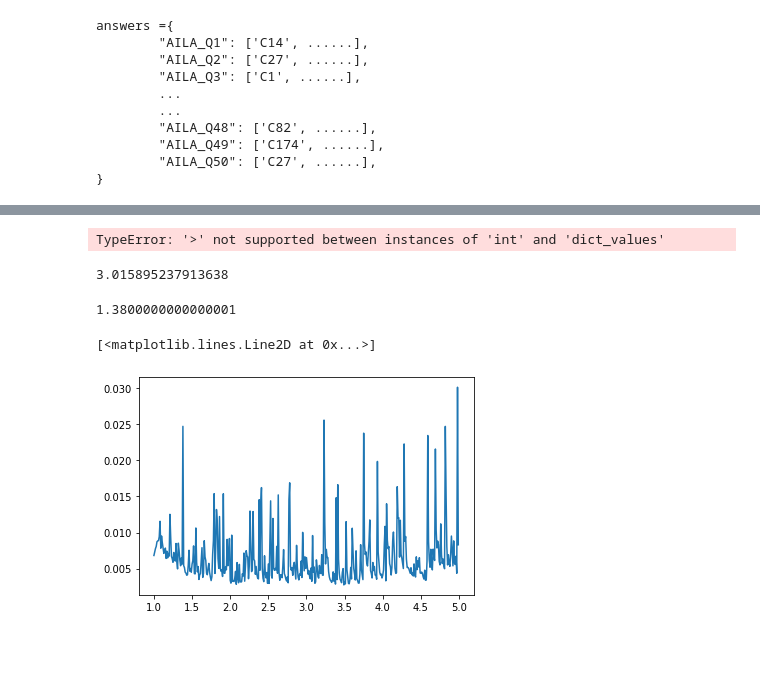
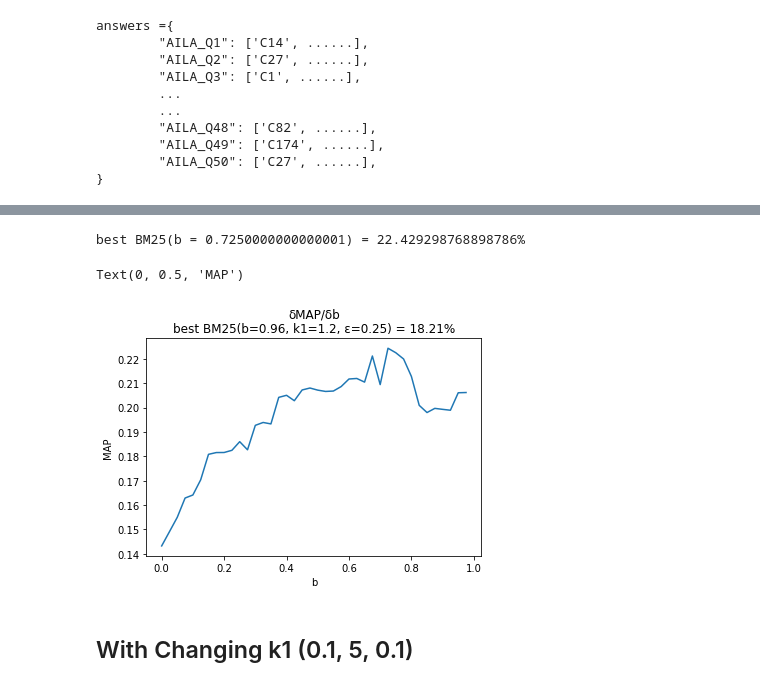
Before and after one commit to PeithonKing/AILA, a Jupyter notebook: 2. BM25/BM25.ipynb, the cells around one changed output, grey strips where cells are left out. Cells and saved outputs as stored; diff of their text form; code cells hidden in the pictures; blank space fills up the shorter version.

```diff
--- a/2. BM25/BM25.ipynb
+++ b/2. BM25/BM25.ipynb
@@ -90,15 +90,16 @@ tokenized_corpus = [prior_cases[doc_id] for doc_id in corpus_index]
 query_index = sorted(list(query.keys()),
                      key=lambda x: int(x[6:]))
 # %%
-tx0 = time.time()
-bm25 = BM25Okapi(tokenized_corpus, k1 = 0.5)
-print("1 -", time.time()-tx0)
-sum = 0
-for i, Q in enumerate(query_index):
-    tx0 = time.time()
-    doc_scores = bm25.get_scores(query[Q])
-    sum += average_precision(doc_scores, answers[Q])
-    print("\t", i, "-", time.time()-tx0)
-    # print(Q)
-MeanAP = sum/len(query_index)
-MeanAP*100
+## Trial for a single Iteration
+# tx0 = time.time()
+# bm25 = BM25Okapi(tokenized_corpus, k1 = 0.5)
+# print("1 -", time.time()-tx0)
+# sum = 0
+# for i, Q in enumerate(query_index):
+#     tx0 = time.time()
+#     doc_scores = bm25.get_scores(query[Q])
+#     sum += average_precision(doc_scores, answers[Q])
+#     print("\t", i, "-", time.time()-tx0)
+#     # print(Q)
+# MeanAP = sum/len(query_index)
+# MeanAP*100
@@ -124,9 +114,5 @@ MeanAP*100
 # %%
-# Yk = {}
-# for k in range(70, 71, 10):
-#     print(f"\t\tk = {k}")
-# X = np.arange(0.01, 2, 0.2)
-X = {x:None for x in np.arange(1, 5, 0.01)}
+X = {x:None for x in np.arange(0, 1, 0.025)}
 t00 = time.time()    ######
 for i, var in enumerate(X):
     i+=1
@@ -134,10 +120,7 @@ for i, var in enumerate(X):
 
 
     print("epsilon =", var, end=" ")
-    bm25 = BM25Okapi(tokenized_corpus, k1=100, b = var, epsilon=0.095) # defaults are k1=1.2, b=0.75, epsilon=0.25
-    # confirmed: epsilon to be near 0.09 to 0.1 inclusive so, 0.095 best
-    # confirmed: k1 100 best
-    # b = 1.38 best MeanAP = 2.47
+    bm25 = BM25Okapi(tokenized_corpus, k1=3.9, b=var, epsilon=0.01)
     sum = 0
     for Q in query_index:
         doc_scores = bm25.get_scores(query[Q])
@@ -154,7 +137,4 @@ for i, var in enumerate(X):
     print(f"percentage done = {(i/len(X)*100)}%") ######
     print(f"estimated time remaining = {((t1-t00)*(len(X)-i)/i)} sec = {((t1-t00)*(len(X)-i)/(60*i))} min") ######
     print(f"total elapsed time = {(t1-t00)} seconds\n") ######
-
-    # Yk[k] = Y
-    # print("\n\n\nNext Lap")
 # %% [output]
@@ -178,19 +158,16 @@ epsilon = 1.1300000000000001
 # %%
 a = list(X.keys())
-m = max(X.values(), )
-print(f"f({a[list(X.values()).index(m)]}) = {m*100}%")
+m = max(X.values())
+print(f"best BM25(b = {a[list(X.values()).index(m)]}) = {m*100}%")
 # %% [output]
-TypeError: '>' not supported between instances of 'int' and 'dict_values'
+best BM25(b = 0.7250000000000001) = 22.429298768898786%
-# %%
-max(X.values())*100
-# %% [output]
-3.015895237913638
-# %%
-X[list(X.values()).index(max(X.values()))]
-# %% [output]
-1.3800000000000001
-# %%
-plt.plot(X.keys(), X.values())
-# %% [output]
-[<matplotlib.lines.Line2D at 0x...>]
-[figure, removed]
+# %%
+plt.plot(X.keys(), X.values())
+plt.title("δMAP/δb\nbest BM25(b=0.96, k1=1.2, ε=0.25) = 18.21%")
+plt.xlabel("b")
+plt.ylabel("MAP")
+# %% [output]
+Text(0, 0.5, 'MAP')
+[figure, added]
+# %% [markdown]
+## With Changing k1 (0.1, 5, 0.1)
```
Also changed, not shown: parts of 15 cells of this notebook, 6 other files.
